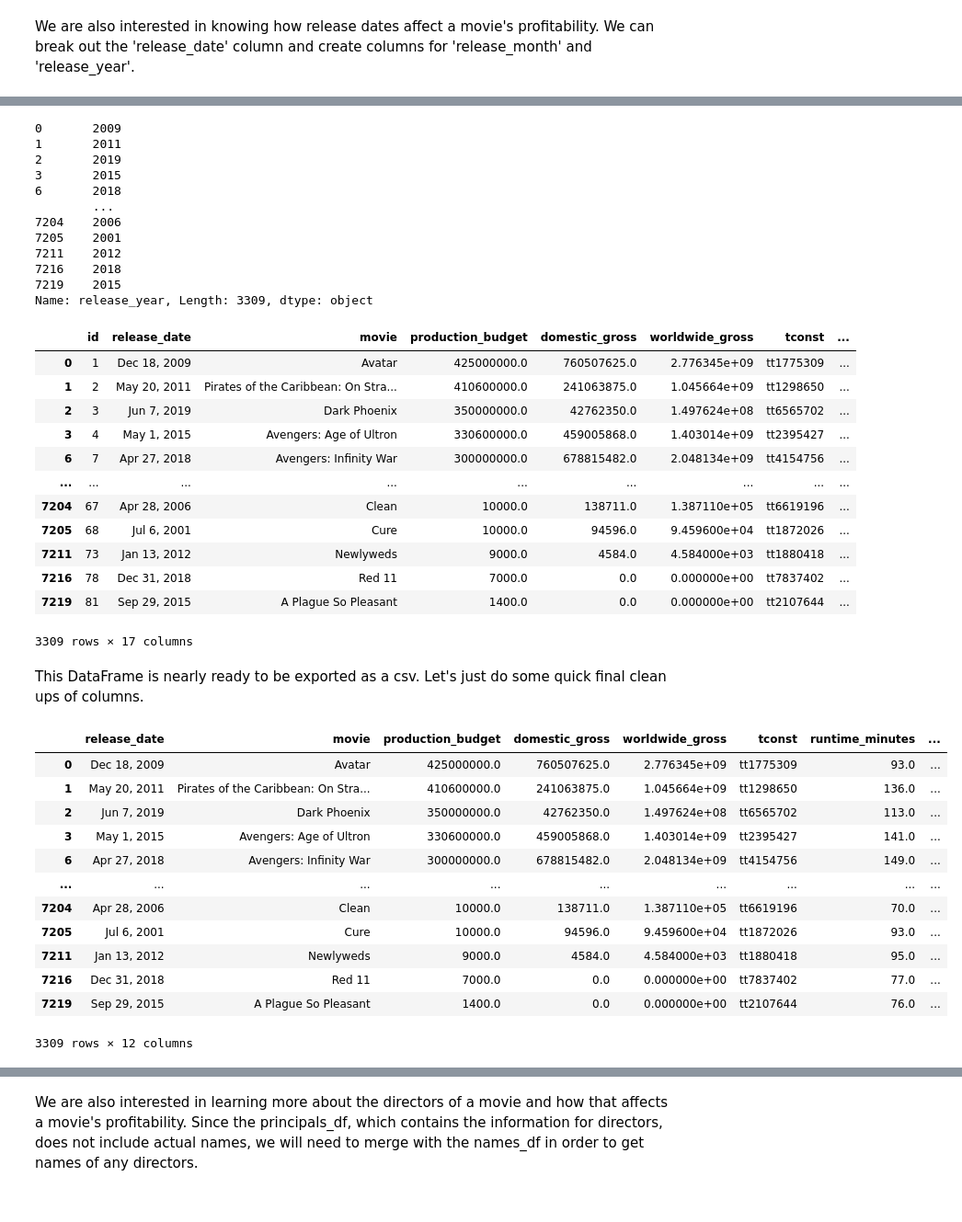
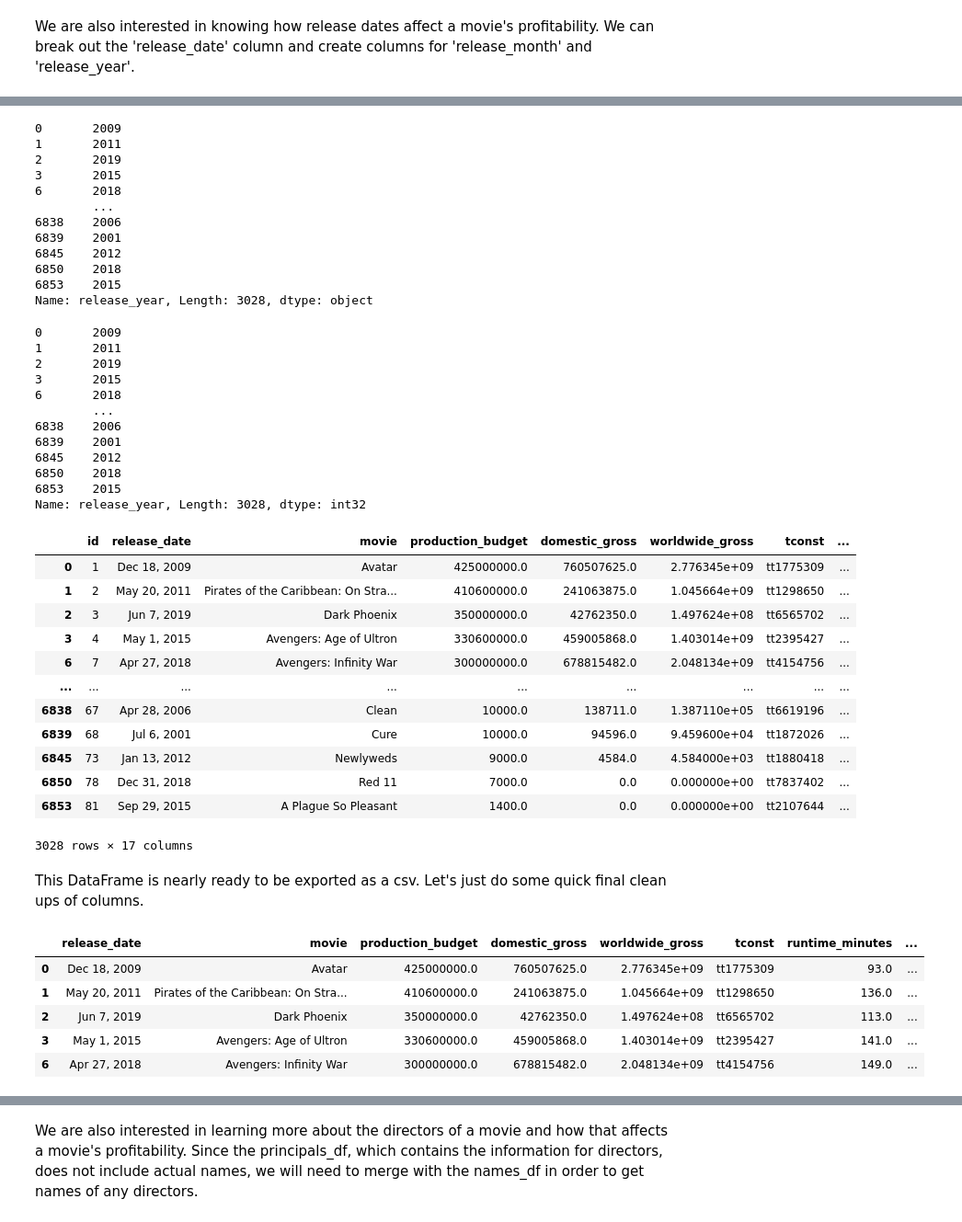
Before and after one commit to Sammyknee/dsc-project-template, a Jupyter notebook: Data Cleaning Notebook.ipynb, the cells around one changed output, grey strips where cells are left out. Shown at 92% size. Cells and saved outputs as stored; diff of their text form; code cells hidden in the pictures.

Commit message:
cleaned up visualizations

```diff
--- a/Data Cleaning Notebook.ipynb
+++ b/Data Cleaning Notebook.ipynb
@@ -314,6 +311,6 @@ Name: characters, dtype: float64
 # %% [markdown]
 Since we found a number of duplicates in the title_df, let's drop any duplicates on primary_title and start_year, as that is highly likely to be a mistake.
 # %%
-titles_df.drop_duplicates(subset=['primary_title', 'start_year'])
+titles_df = titles_df.drop_duplicates(subset=['primary_title', 'start_year'])
 check_duplicates(titles_df)
 # %% [output]
@@ -605,12 +587,30 @@ title_budgets_df['release_year']
 3       2015
 6       2018
         ...
-7204    2006
-7205    2001
-7211    2012
-7216    2018
-7219    2015
-Name: release_year, Length: 3309, dtype: object
+6838    2006
+6839    2001
+6845    2012
+6850    2018
+6853    2015
+Name: release_year, Length: 3028, dtype: object
+# %%
+## change the datatype of release_year to int.
+
+title_budgets_df['release_year'] = title_budgets_df['release_year'].astype(int)
+title_budgets_df['release_year']
+# %% [output]
+0       2009
+1       2011
+2       2019
+3       2015
+6       2018
+        ...
+6838    2006
+6839    2001
+6845    2012
+6850    2018
+6853    2015
+Name: release_year, Length: 3028, dtype: int32
 # %%
 title_budgets_df
 # %% [output]
@@ -621,33 +621,26 @@ title_budgets_df
 | 3 | 4 | May 1, 2015 | Avengers: Age of Ultron | 330600000.0 | 459005868.0 | 1.403014e+09 | tt2395427 | ... |
 | 6 | 7 | Apr 27, 2018 | Avengers: Infinity War | 300000000.0 | 678815482.0 | 2.048134e+09 | tt4154756 | ... |
 | ... | ... | ... | ... | ... | ... | ... | ... | ... |
-| 7204 | 67 | Apr 28, 2006 | Clean | 10000.0 | 138711.0 | 1.387110e+05 | tt6619196 | ... |
-| 7205 | 68 | Jul 6, 2001 | Cure | 10000.0 | 94596.0 | 9.459600e+04 | tt1872026 | ... |
-| 7211 | 73 | Jan 13, 2012 | Newlyweds | 9000.0 | 4584.0 | 4.584000e+03 | tt1880418 | ... |
-| 7216 | 78 | Dec 31, 2018 | Red 11 | 7000.0 | 0.0 | 0.000000e+00 | tt7837402 | ... |
-| 7219 | 81 | Sep 29, 2015 | A Plague So Pleasant | 1400.0 | 0.0 | 0.000000e+00 | tt2107644 | ... |
+| 6838 | 67 | Apr 28, 2006 | Clean | 10000.0 | 138711.0 | 1.387110e+05 | tt6619196 | ... |
+| 6839 | 68 | Jul 6, 2001 | Cure | 10000.0 | 94596.0 | 9.459600e+04 | tt1872026 | ... |
+| 6845 | 73 | Jan 13, 2012 | Newlyweds | 9000.0 | 4584.0 | 4.584000e+03 | tt1880418 | ... |
+| 6850 | 78 | Dec 31, 2018 | Red 11 | 7000.0 | 0.0 | 0.000000e+00 | tt7837402 | ... |
+| 6853 | 81 | Sep 29, 2015 | A Plague So Pleasant | 1400.0 | 0.0 | 0.000000e+00 | tt2107644 | ... |
-3309 rows × 17 columns
+3028 rows × 17 columns
 # %% [markdown]
 This DataFrame is nearly ready to be exported as a csv. Let's just do some quick final clean ups of columns.
 # %%
 ## delete unnecessary columns
 
 title_budgets_df.drop(columns=['id','primary_title', 'original_title', 'start_year', 'genres_split'], inplace=True)
-title_budgets_df
+title_budgets_df.head()
 # %% [output]
 |  | release_date | movie | production_budget | domestic_gross | worldwide_gross | tconst | runtime_minutes | ... |
 | 0 | Dec 18, 2009 | Avatar | 425000000.0 | 760507625.0 | 2.776345e+09 | tt1775309 | 93.0 | ... |
 | 1 | May 20, 2011 | Pirates of the Caribbean: On Stra... | 410600000.0 | 241063875.0 | 1.045664e+09 | tt1298650 | 136.0 | ... |
 | 2 | Jun 7, 2019 | Dark Phoenix | 350000000.0 | 42762350.0 | 1.497624e+08 | tt6565702 | 113.0 | ... |
 | 3 | May 1, 2015 | Avengers: Age of Ultron | 330600000.0 | 459005868.0 | 1.403014e+09 | tt2395427 | 141.0 | ... |
 | 6 | Apr 27, 2018 | Avengers: Infinity War | 300000000.0 | 678815482.0 | 2.048134e+09 | tt4154756 | 149.0 | ... |
-| ... | ... | ... | ... | ... | ... | ... | ... | ... |
-| 7204 | Apr 28, 2006 | Clean | 10000.0 | 138711.0 | 1.387110e+05 | tt6619196 | 70.0 | ... |
-| 7205 | Jul 6, 2001 | Cure | 10000.0 | 94596.0 | 9.459600e+04 | tt1872026 | 93.0 | ... |
-| 7211 | Jan 13, 2012 | Newlyweds | 9000.0 | 4584.0 | 4.584000e+03 | tt1880418 | 95.0 | ... |
-| 7216 | Dec 31, 2018 | Red 11 | 7000.0 | 0.0 | 0.000000e+00 | tt7837402 | 77.0 | ... |
-| 7219 | Sep 29, 2015 | A Plague So Pleasant | 1400.0 | 0.0 | 0.000000e+00 | tt2107644 | 76.0 | ... |
-3309 rows × 12 columns
 # %%
 # remove any duplicates on release_date and movie.
 
```
Also changed, not shown: parts of 54 cells of this notebook, 9 other files.
